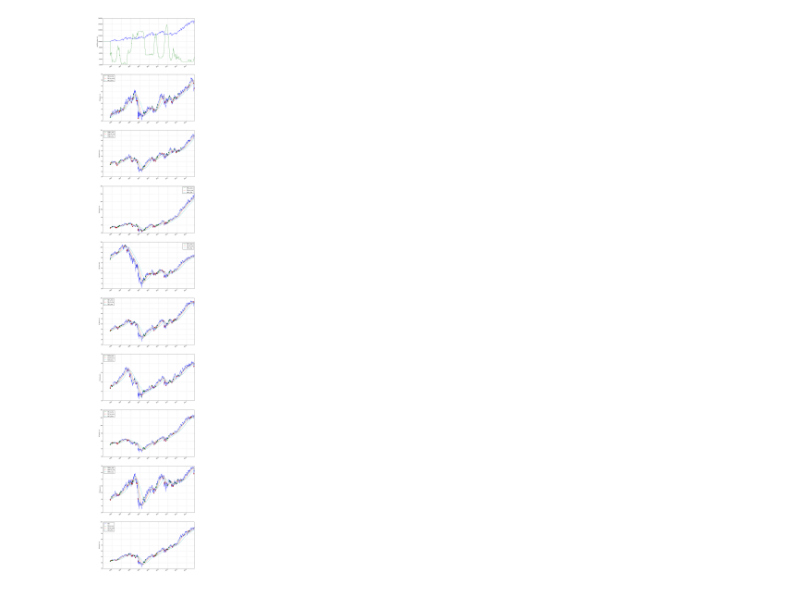
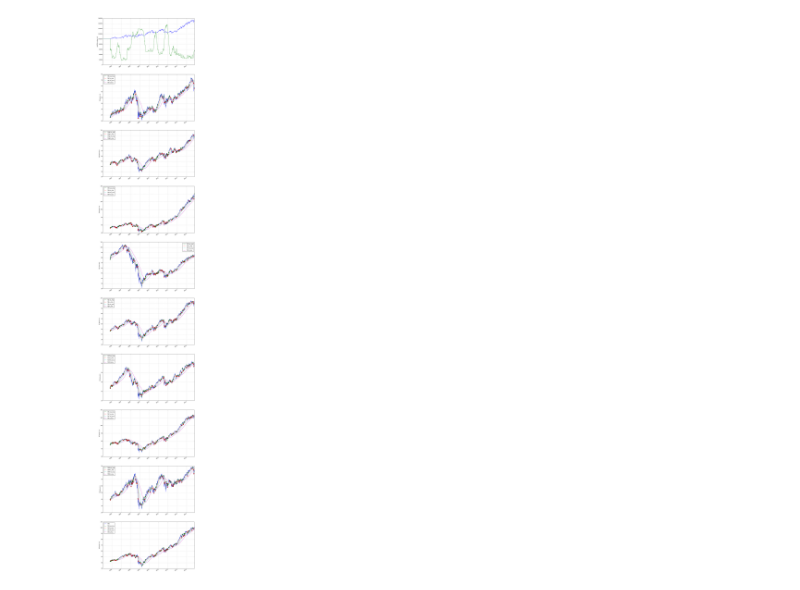
Before and after one commit to kaipeng/zipline, a Jupyter notebook: MVA Crossover - SectorETFS.ipynb, the cells around one changed output. Drawn from its saved outputs; the diff is of its cells as text; code cells hidden in the pictures.

```diff
--- a/MVA Crossover - SectorETFS.ipynb
+++ b/MVA Crossover - SectorETFS.ipynb
@@ -56,6 +54,7 @@ def initialize(context):
 
     # Register 2 histories that track daily prices,
     # one with a 100 window and one with a 300 day window
+    add_history(10, '1d', 'price')
     add_history(50, '1d', 'price')
     add_history(100, '1d', 'price')
     add_history(200, '1d', 'price')
@@ -81,16 +80,17 @@ def handle_data(context, data):
     # Compute averages
     # history() has to be called with the same params
     # from above and returns a pandas dataframe.
+    xshort_mavg = history(10, '1d', 'price').mean()
     short_mavg = history(50, '1d', 'price').mean()
     med_mavg = history(100, '1d', 'price').mean()
     long_mavg = history(200, '1d', 'price').mean()
 
     for sec in data.keys():
-        # Trading logic
+
+        ##### Trading logic ######
+        # Compounding Moving Average Crossover Signals
         target = 0
         if short_mavg[sec] > long_mavg[sec]:
-            # order_target orders as many shares as needed to
-            # achieve the desired number of shares.
             target += 50
         if short_mavg[sec] > med_mavg[sec]:
             target += 20
@@ -101,10 +101,19 @@ def handle_data(context, data):
         if short_mavg[sec] < long_mavg[sec]:
             target -= 50
 
+        if xshort_mavg[sec] > short_mavg[sec]:
+            target += 10
+        if xshort_mavg[sec] < short_mavg[sec]:
+            target -= 10
+        ##### Trading logic ######
+
+        # order_target orders as many shares as needed to
+        # achieve the desired number of shares.
         order_target(sec, target)
 
         # Save values for later inspection
         record(sec, data[sec].price)
+        record(sec+'-xs_ma', xshort_mavg[sec])
         record(sec+'-s_ma', short_mavg[sec])
         record(sec+'-m_ma', med_mavg[sec])
         record(sec+'-l_ma', long_mavg[sec])
@@ -158,33 +167,33 @@ def file_analyze(filename, begin=0, end=-1):
     perf = pd.read_pickle(filename)[begin:end]
     fig = plt.figure(figsize=(15,10*(len(secs)+1)))
     ax1 = fig.add_subplot(len(secs)+1,1,1)
     perf.portfolio_value.plot(ax=ax1)
     perf.ending_cash.plot(ax=ax1)
 
-    ax1.set_ylabel('portfolio value in $')
+    ax1.set_ylabel('portfolio value vs cash balance')
 
     # Display Indicators
     i = 1
     for sec in secs:
         i+=1;
         ax2 = fig.add_subplot(len(secs)+1,1,i)
         perf[sec].plot(ax=ax2)
-        perf[[sec+'-s_ma', sec+'-m_ma', sec+'-l_ma']].plot(ax=ax2)
+        perf[[sec+'-xs_ma', sec+'-s_ma', sec+'-m_ma', sec+'-l_ma']].plot(ax=ax2)
 
         perf_trans = perf.ix[[t != [] for t in perf.transactions]]
         #print [(True in [(trade['sid']==sec and trade['amount'] > 0) for trade in t]) for t in perf_trans.transactions]
         buys = perf_trans.ix[[(True in [(trade['sid']==sec and trade['amount'] > 0) for trade in t]) for t in perf_trans.transactions]]
         sells = perf_trans.ix[[(True in [(trade['sid']==sec and trade['amount'] < 0) for trade in t]) for t in perf_trans.transactions]]
         #sells = perf_trans.ix[[t[0]['amount'] < 0 for t in perf_trans.transactions]]
         ax2.plot(buys.index, perf[sec].ix[buys.index],
                  '^', markersize=10, color='g')
         ax2.plot(sells.index, perf[sec].ix[sells.index],
                  'v', markersize=10, color='r')
         ax2.set_ylabel(sec+' price in $')
 
     plt.legend(loc=0)
     plt.show()
 
 file_analyze('tutorial_perf.pickle', 0)
 # %% [output]
-[figure, old version]
+[figure, new version]
```
Also changed, not shown: parts of 3 cells of this notebook, 32 other files.
